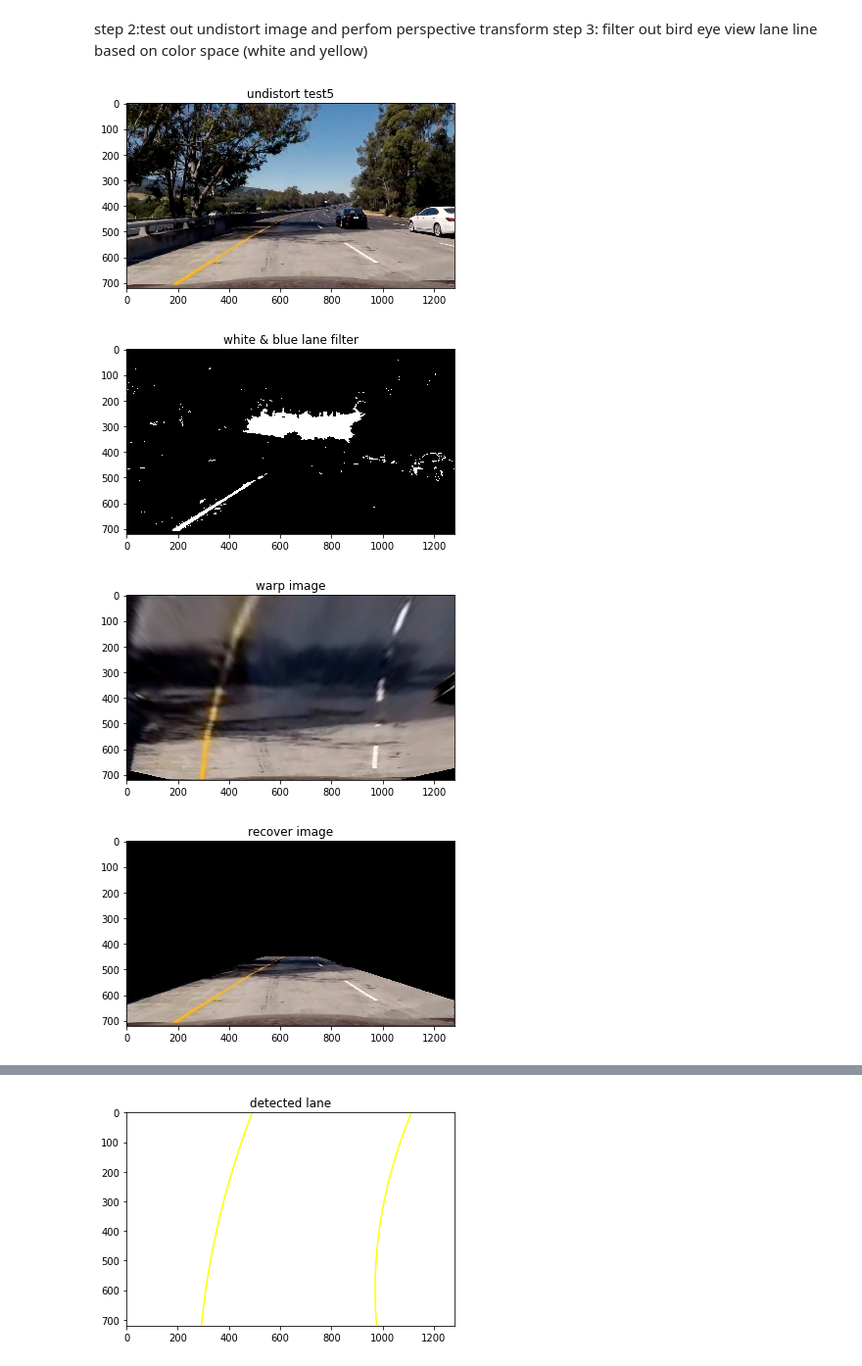
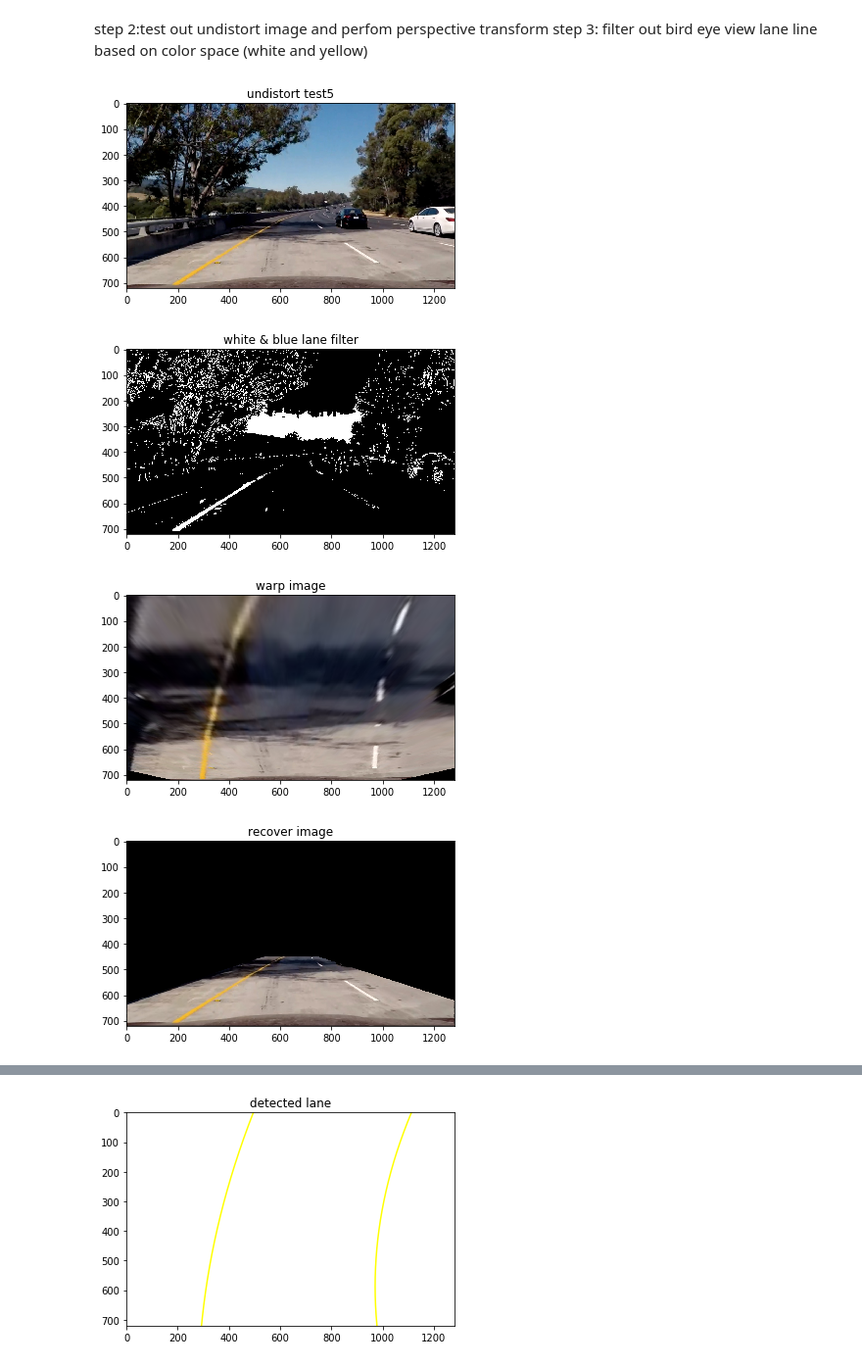
Before and after one commit to chenqin/CarND-Advanced-Lane-Lines, a Jupyter notebook: advanced_lane_lines.ipynb, the cells around one changed output, grey strips where cells are left out. Shown at 98% size. Saved outputs shown, nothing was run; the diff lists cells and outputs as text; code cells hidden in the pictures.

Commit message:
apply sobelx filter and enhance color based binary

```diff
--- a/advanced_lane_lines.ipynb
+++ b/advanced_lane_lines.ipynb
@@ -78,6 +78,11 @@ def filter_lane_color(img):
     binary[(hsv[:,:,0] > yellow_low[0]) & (hsv[:,:,1] > yellow_low[1]) & (hsv[:,:,2] > yellow_low[2])
                  & (hsv[:,:,0] < yellow_high[0]) & (hsv[:,:,1] < yellow_high[1]) & (hsv[:,:,2] < yellow_high[2])] = 1
 
+    #add sobelx filter against shade and light
+    gray = cv2.cvtColor(img, cv2.COLOR_RGB2GRAY)
+    abs_sobelx = np.absolute(cv2.Sobel(gray, cv2.CV_64F, 1, 0, ksize=3))
+    scaled_sobel = np.uint8(255*abs_sobelx/np.max(abs_sobelx))
+    binary[(scaled_sobel >= 30) & (scaled_sobel <= 100)] = 1
     return binary
 
 def abs_sobel_thresh(img, orient='x', thresh=(0,255)):
@@ -172,33 +177,33 @@ plt.imshow(warped)
 plt.show()
 cv2.imwrite("output_images/warped-test5.jpg", warped)
 
 plt.title("recover image")
 plt.imshow(recover)
 plt.show()
 cv2.imwrite("output_images/recover-test5.jpg", recover)
 
 
 def get_bird_eye_binary_wrap(img, M=M, M_prime=M_prime, mtx=mtx, dist=dist):
     img2 = cv2.undistort(img, mtx, dist, None, mtx)
     binary = filter_lane_color(img2)
     #binary_modified = gradient_filter(img2, (20,100))
     #binary[binary_modified == 0] = 0
     img_size = (binary.shape[1], binary.shape[0])
     binary_warped = cv2.warpPerspective(binary, M, img_size, flags=cv2.INTER_LINEAR)
     return binary_warped
 
 binary_warped = get_bird_eye_binary_wrap(img2)
 
 binary_recover = cv2.warpPerspective(binary_warped, M_prime, img_size, flags=cv2.INTER_LINEAR)
 plt.title("bird view of binary lane")
 plt.imshow(binary_warped,cmap ='gray')
 
 plt.show()
 plt.title("recovered binary lane")
 plt.imshow(binary_recover,cmap ='gray')
 plt.show()
 # %% [output]
 [figure]
-[figure, old version]
+[figure, new version]
 [figure]
 [figure]
```
Also changed, not shown: parts of 7 cells of this notebook, 4 other files.
